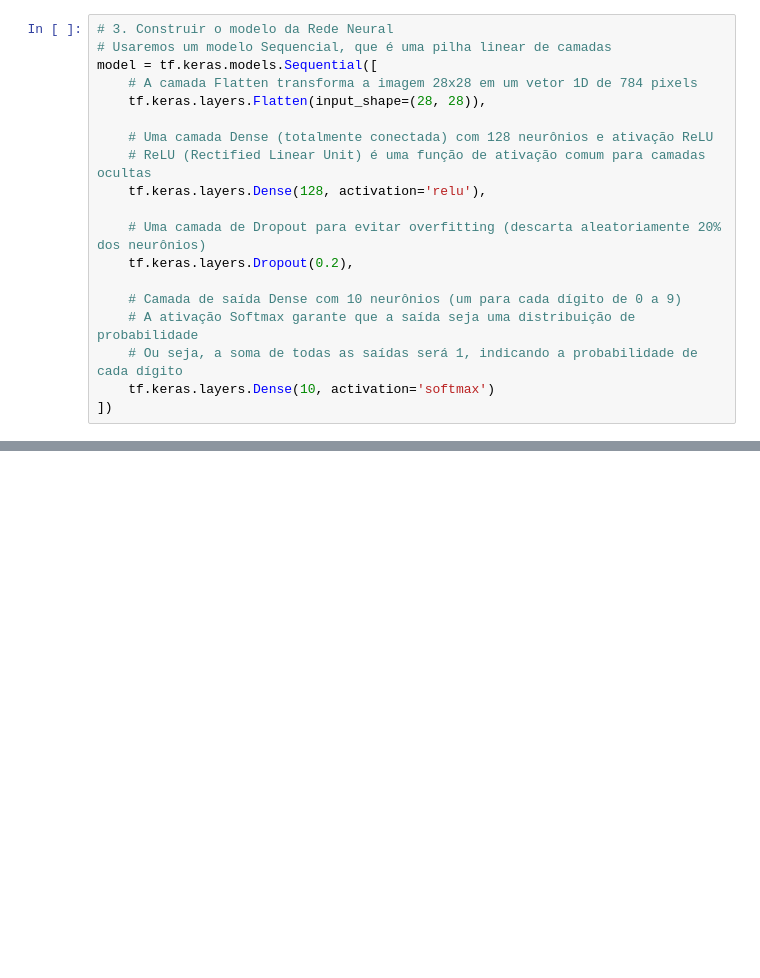
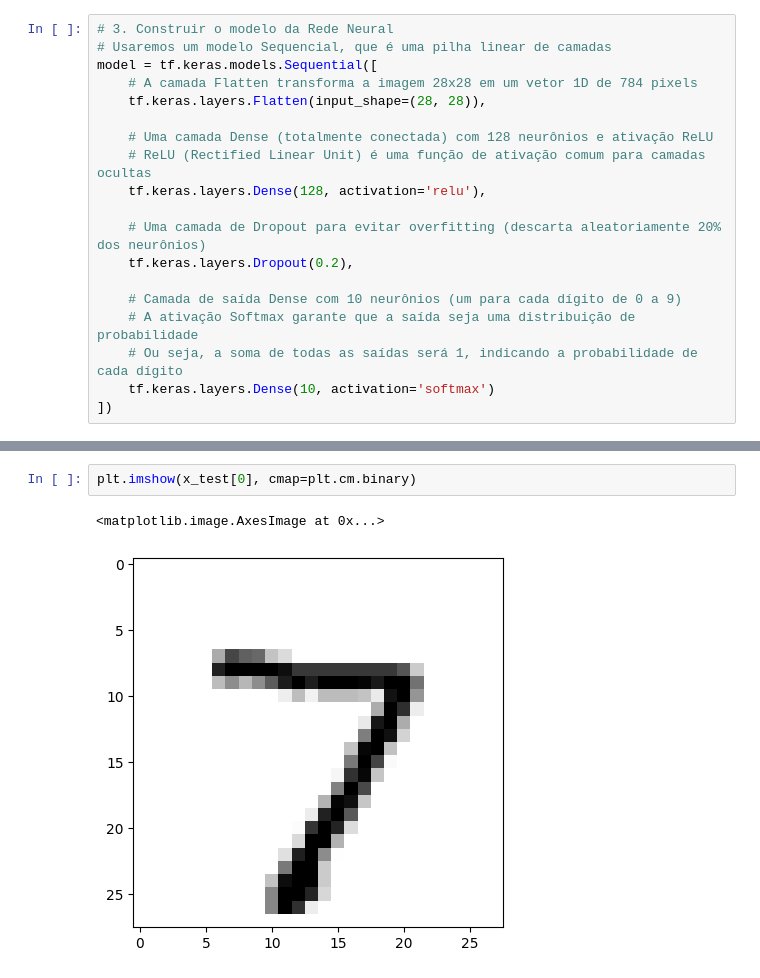
Before and after one commit to lfcalabria/aprendizado, a Jupyter notebook: Códigos/mnist.ipynb, the cells around one changed output, grey strips where cells are left out. Saved outputs shown, nothing was run; the diff lists cells and outputs as text; blank space fills up the shorter version.

```diff
--- a/Códigos/mnist.ipynb
+++ b/Códigos/mnist.ipynb
@@ -144,2 +167,7 @@ Probabilidades: [1. 0. 0. 0. 0. 0. 0. 0. 0. 0.]
 Probabilidades: [0. 0. 0. 0. 1. 0. 0. 0. 0. 0.]
 ------------------------------
+# %%
+plt.imshow(x_test[0], cmap=plt.cm.binary)
+# %% [output]
+<matplotlib.image.AxesImage at 0x...>
+[figure, added]
```
Also changed, not shown: parts of 9 cells of this notebook, 37 other files.
